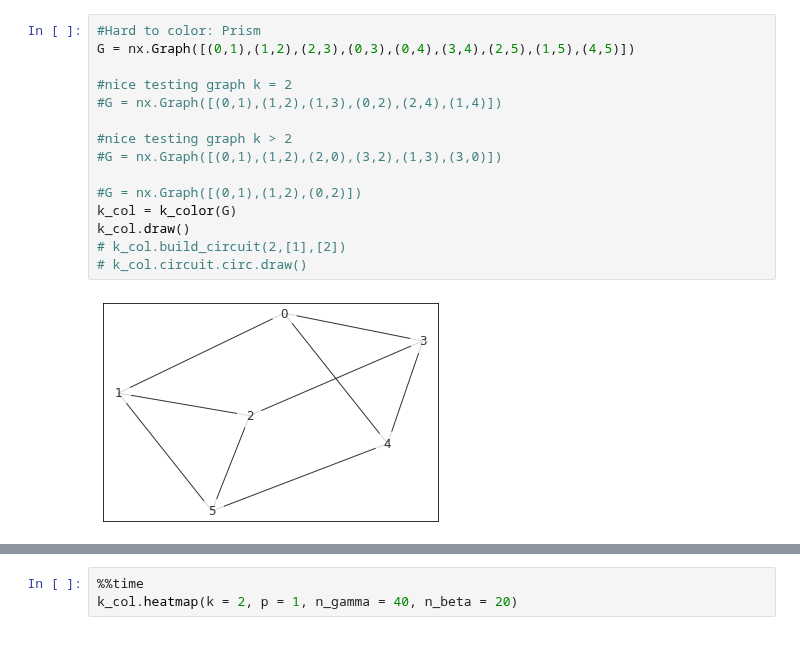
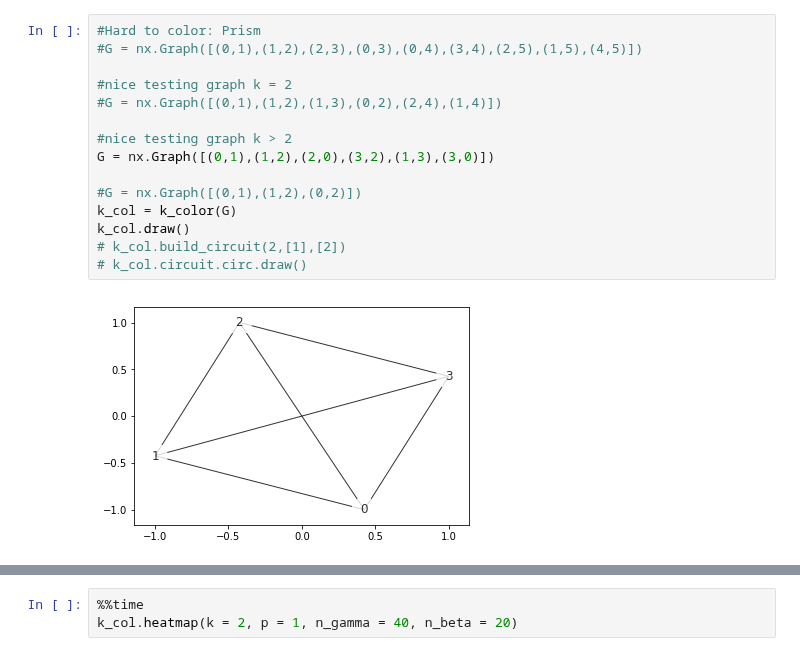
Before and after one commit to XunyiZhao/Quantum_Information_Project, a Jupyter notebook: k-colorable-subgraph.ipynb, the cells around one changed output, grey strips where cells are left out. Cells and saved outputs as stored; diff of their text form.

```diff
--- a/k-colorable-subgraph.ipynb
+++ b/k-colorable-subgraph.ipynb
@@ -224,20 +264,20 @@ class k_color:
 # %%
 #Hard to color: Prism
-G = nx.Graph([(0,1),(1,2),(2,3),(0,3),(0,4),(3,4),(2,5),(1,5),(4,5)])
+#G = nx.Graph([(0,1),(1,2),(2,3),(0,3),(0,4),(3,4),(2,5),(1,5),(4,5)])
 
 #nice testing graph k = 2
 #G = nx.Graph([(0,1),(1,2),(1,3),(0,2),(2,4),(1,4)])
 
 #nice testing graph k > 2
-#G = nx.Graph([(0,1),(1,2),(2,0),(3,2),(1,3),(3,0)])
+G = nx.Graph([(0,1),(1,2),(2,0),(3,2),(1,3),(3,0)])
 
 #G = nx.Graph([(0,1),(1,2),(0,2)])
 k_col = k_color(G)
 k_col.draw()
 # k_col.build_circuit(2,[1],[2])
 # k_col.circuit.circ.draw()
 # %% [output]
-[figure, old version]
+[figure, new version]
 # %%
 %%time
 
```
Also changed, not shown: parts of 9 cells of this notebook, 2 other files.
